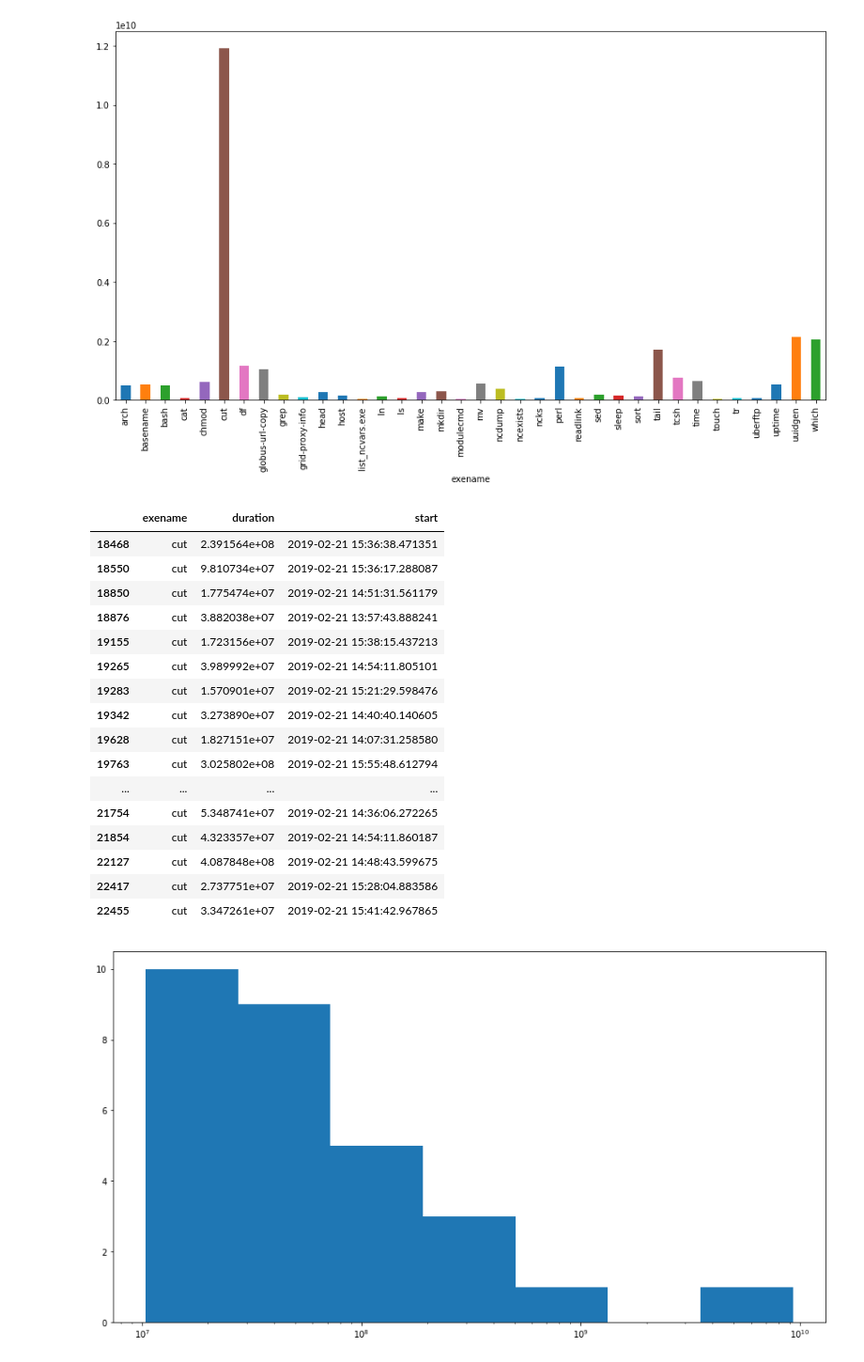
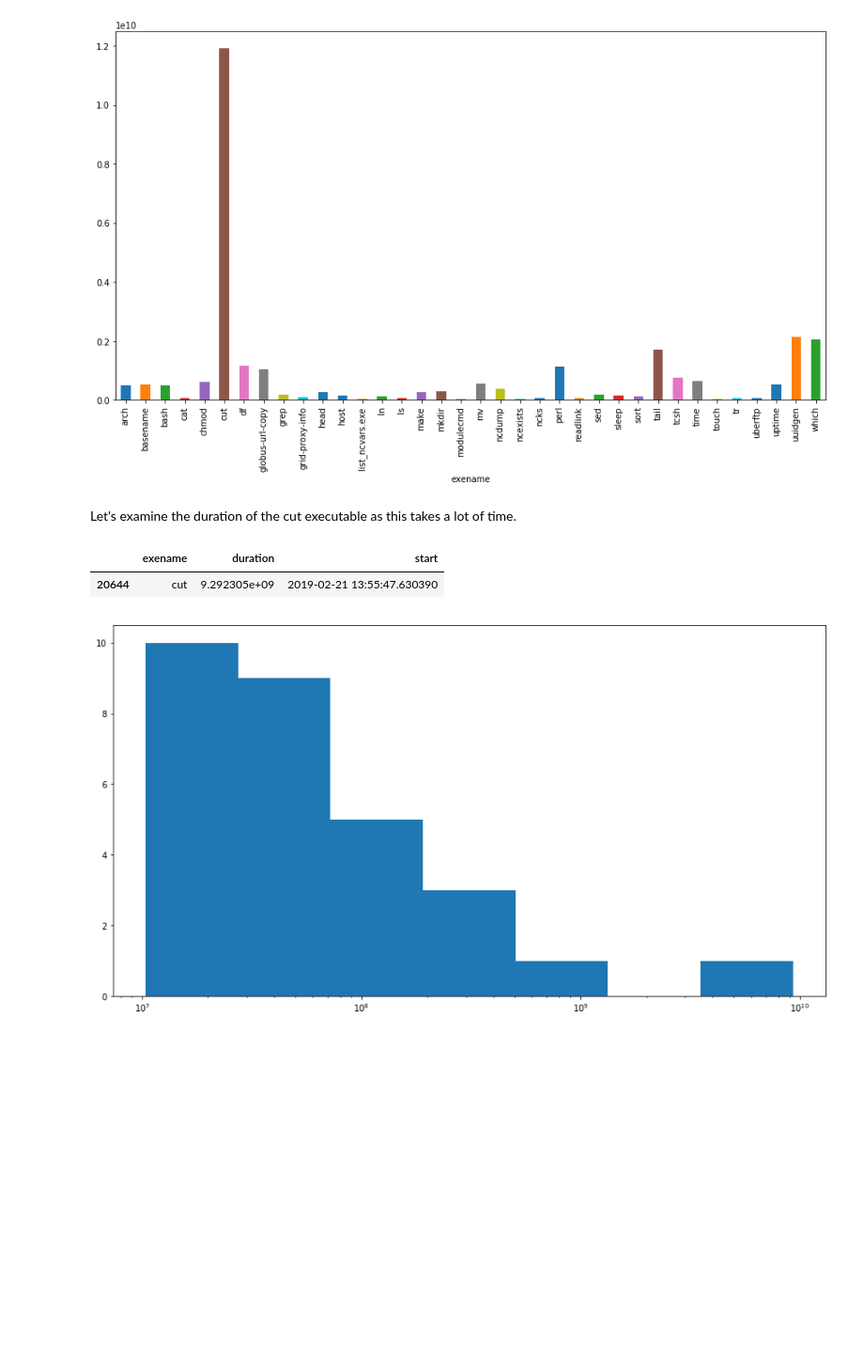
Before and after one commit to ilaflott/epmt, a Jupyter notebook: EPMT.ipynb, the cells around one changed output. Shown at 94% size. Cells and saved outputs as stored; diff of their text form; code cells hidden in the pictures; blank space fills up the shorter version.

```diff
--- a/EPMT.ipynb
+++ b/EPMT.ipynb
@@ -94,26 +95,13 @@ duration_sums.plot.bar()
 # %% [output]
 <matplotlib.axes._subplots.AxesSubplot at 0x...>
 [figure]
+# %% [markdown]
+Let's examine the duration of the cut executable as this takes a lot of time.
 # %%
 cutonly = newdf[newdf['exename'] == 'cut']
 plot_logx_histogram(cutonly.duration)
-cutonly
+cutonly[cutonly.duration > 1000000000]
 # %% [output]
 |  | exename | duration | start |
-| 18468 | cut | 2.391564e+08 | 2019-02-21 15:36:38.471351 |
-| 18550 | cut | 9.810734e+07 | 2019-02-21 15:36:17.288087 |
-| 18850 | cut | 1.775474e+07 | 2019-02-21 14:51:31.561179 |
-| 18876 | cut | 3.882038e+07 | 2019-02-21 13:57:43.888241 |
-| 19155 | cut | 1.723156e+07 | 2019-02-21 15:38:15.437213 |
-| 19265 | cut | 3.989992e+07 | 2019-02-21 14:54:11.805101 |
-| 19283 | cut | 1.570901e+07 | 2019-02-21 15:21:29.598476 |
-| 19342 | cut | 3.273890e+07 | 2019-02-21 14:40:40.140605 |
-| 19628 | cut | 1.827151e+07 | 2019-02-21 14:07:31.258580 |
-| 19763 | cut | 3.025802e+08 | 2019-02-21 15:55:48.612794 |
-| ... | ... | ... | ... |
-| 21754 | cut | 5.348741e+07 | 2019-02-21 14:36:06.272265 |
-| 21854 | cut | 4.323357e+07 | 2019-02-21 14:54:11.860187 |
-| 22127 | cut | 4.087848e+08 | 2019-02-21 14:48:43.599675 |
-| 22417 | cut | 2.737751e+07 | 2019-02-21 15:28:04.883586 |
-| 22455 | cut | 3.347261e+07 | 2019-02-21 15:41:42.967865 |
+| 20644 | cut | 9.292305e+09 | 2019-02-21 13:55:47.630390 |
 [figure]
```
Also changed, not shown: parts of 12 cells of this notebook, 5 other files.
